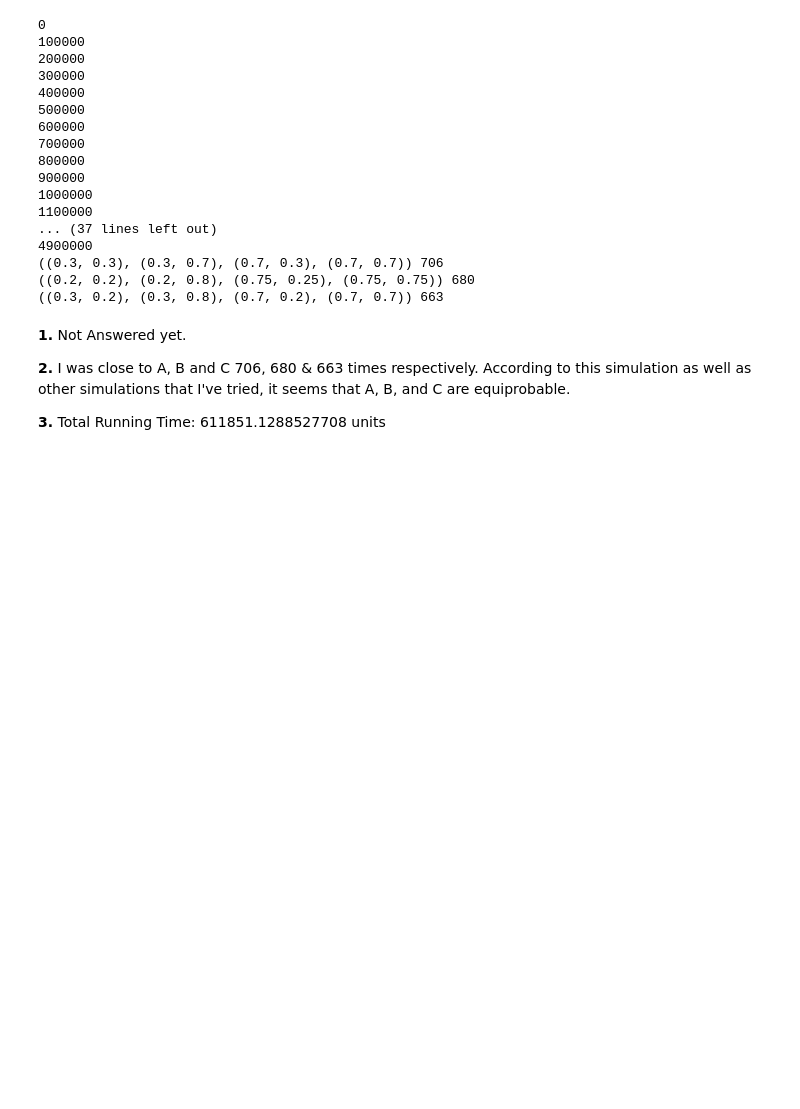
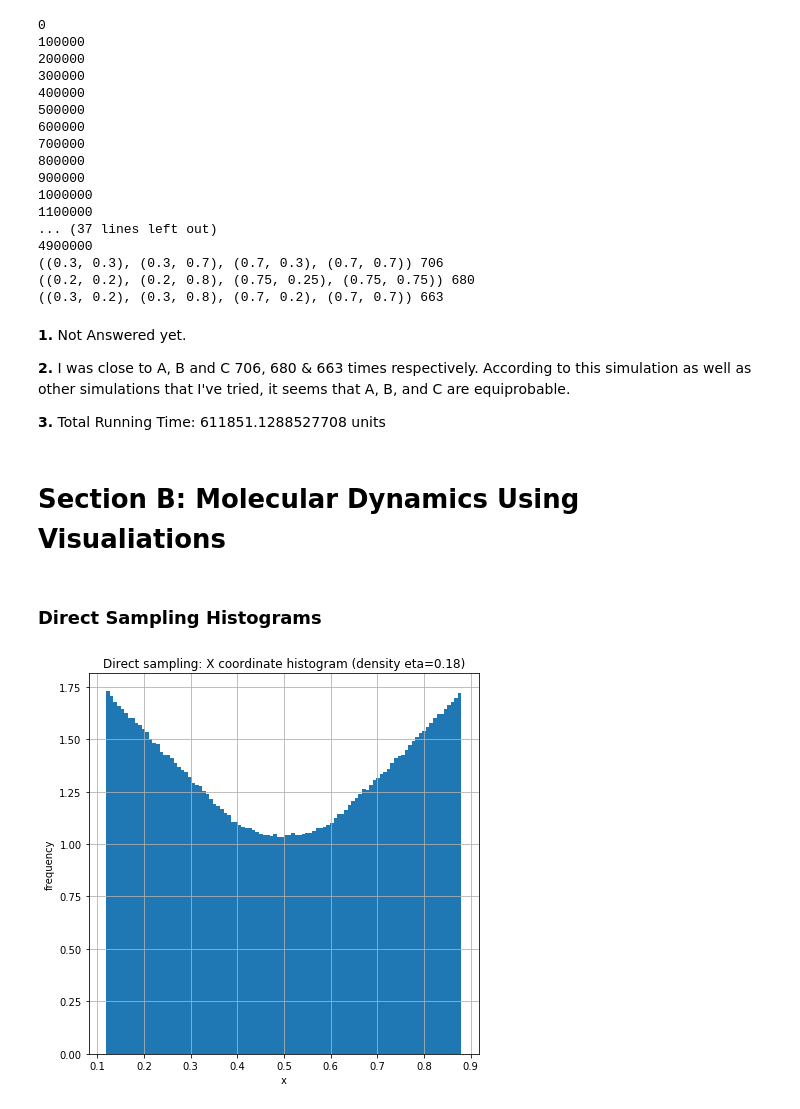
Before and after one commit to itsayushthada/Statistical-Mechanics, a Jupyter notebook: Week02/Assignment.ipynb, the cells around one changed output. Drawn from its saved outputs; the diff is of its cells as text; code cells hidden in the pictures; blank space fills up the shorter version.

Commit message:
Section B Direct Sampling Hist Added

```diff
--- a/Week02/Assignment.ipynb
+++ b/Week02/Assignment.ipynb
@@ -294,3 +294,24 @@ for conf in configurations:
 **2.** I was close to A, B and C 706, 680 &  663 times respectively. According to this simulation as well as other simulations that I've tried, it seems that A, B, and C are equiprobable.
 
 **3.** Total Running Time: 611851.1288527708 units
+# %% [markdown]
+# Section B: Molecular Dynamics Using Visualiations
+# %%
+balls = 4
+radius = 0.1197
+n_runs = int(1e6)
+delta = 0.4
+# %% [markdown]
+### Direct Sampling Histograms
+# %%
+hist_data = [sample_disks(balls, radius) for x in range(n_runs)]
+hist_data  = np.vstack(hist_data)
+# %%
+plt.hist(hist_data[:,0], bins=100, density=True)
+plt.xlabel('x')
+plt.ylabel('frequency')
+plt.title('Direct sampling: X coordinate histogram (density eta=0.18)')
+plt.grid()
+plt.show()
+# %% [output]
+[figure, added]
```
Also changed, not shown: parts of 7 cells of this notebook.
